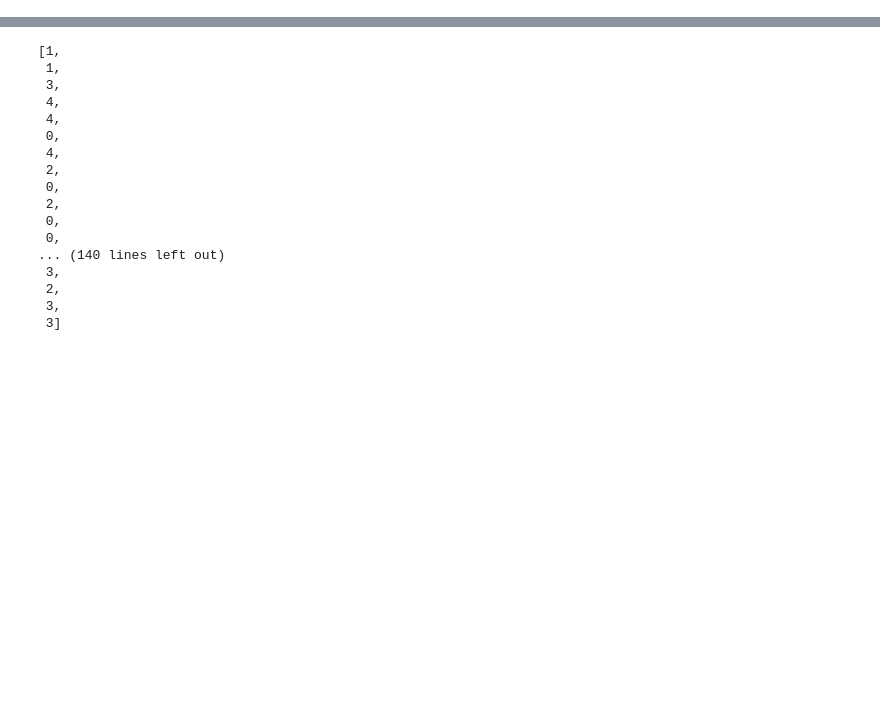
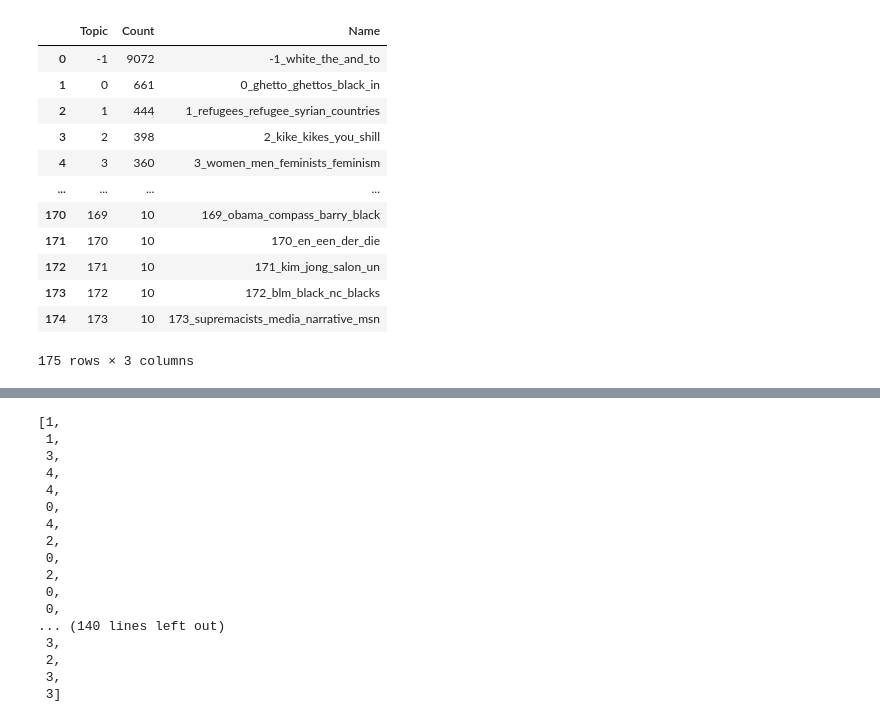
Before and after one commit to NadavSc/HateRecognition, a Jupyter notebook: target_model/fine_tune_notebook.ipynb, the cells around one changed output, grey strips where cells are left out. Saved outputs shown, nothing was run; the diff lists cells and outputs as text; code cells hidden in the pictures; blank space fills up the shorter version.

```diff
--- a/target_model/fine_tune_notebook.ipynb
+++ b/target_model/fine_tune_notebook.ipynb
@@ -315,3 +384,19 @@ Predicted Class:  ['None']
+# %%
+topic_model.get_topic_info()
+# %% [output]
+|  | Topic | Count | Name |
+| 0 | -1 | 9072 | -1_white_the_and_to |
+| 1 | 0 | 661 | 0_ghetto_ghettos_black_in |
+| 2 | 1 | 444 | 1_refugees_refugee_syrian_countries |
+| 3 | 2 | 398 | 2_kike_kikes_you_shill |
+| 4 | 3 | 360 | 3_women_men_feminists_feminism |
+| ... | ... | ... | ... |
+| 170 | 169 | 10 | 169_obama_compass_barry_black |
+| 171 | 170 | 10 | 170_en_een_der_die |
+| 172 | 171 | 10 | 171_kim_jong_salon_un |
+| 173 | 172 | 10 | 172_blm_black_nc_blacks |
+| 174 | 173 | 10 | 173_supremacists_media_narrative_msn |
+175 rows × 3 columns
 # %%
 pd.DataFrame(losses_scores).plot(title='Loss',figsize=(10,5))
 # %% [output]
```
Also changed, not shown: parts of 12 cells of this notebook.
